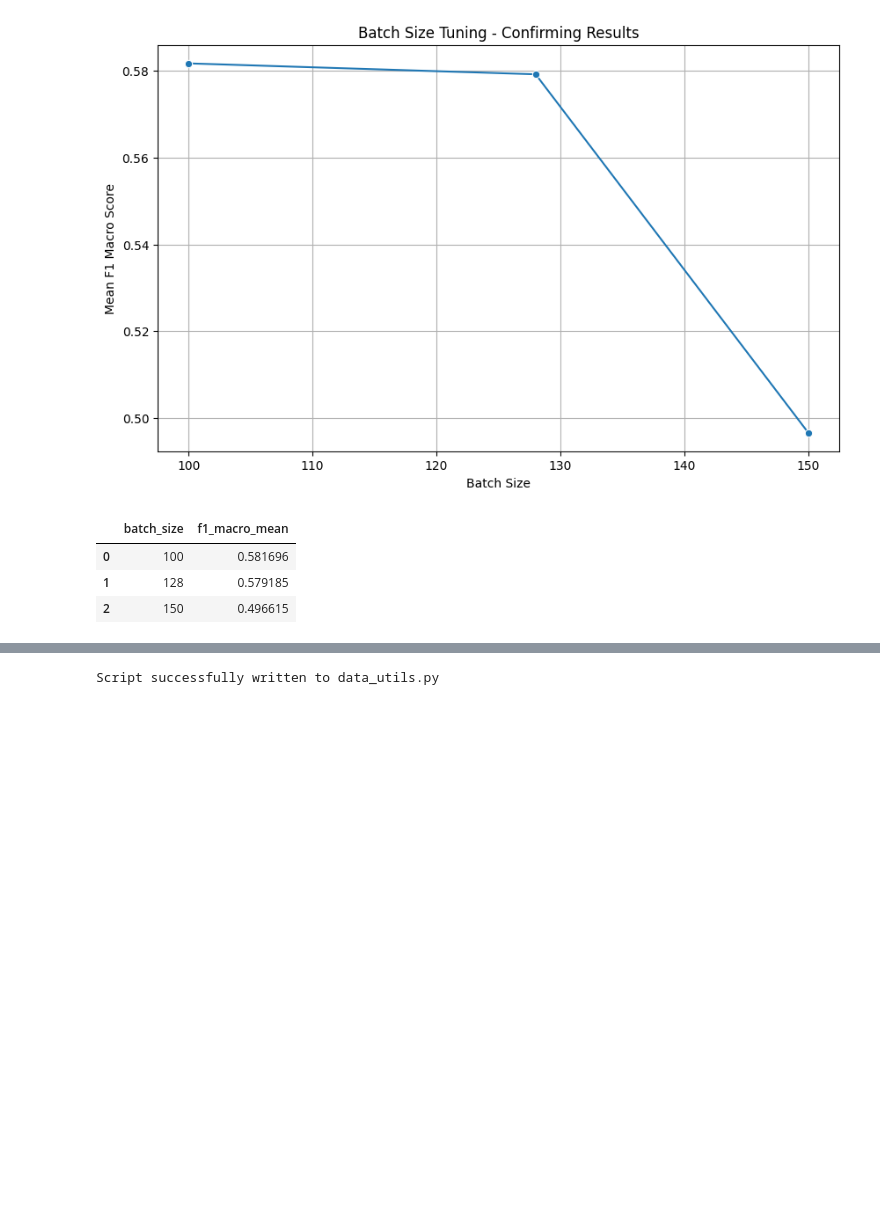
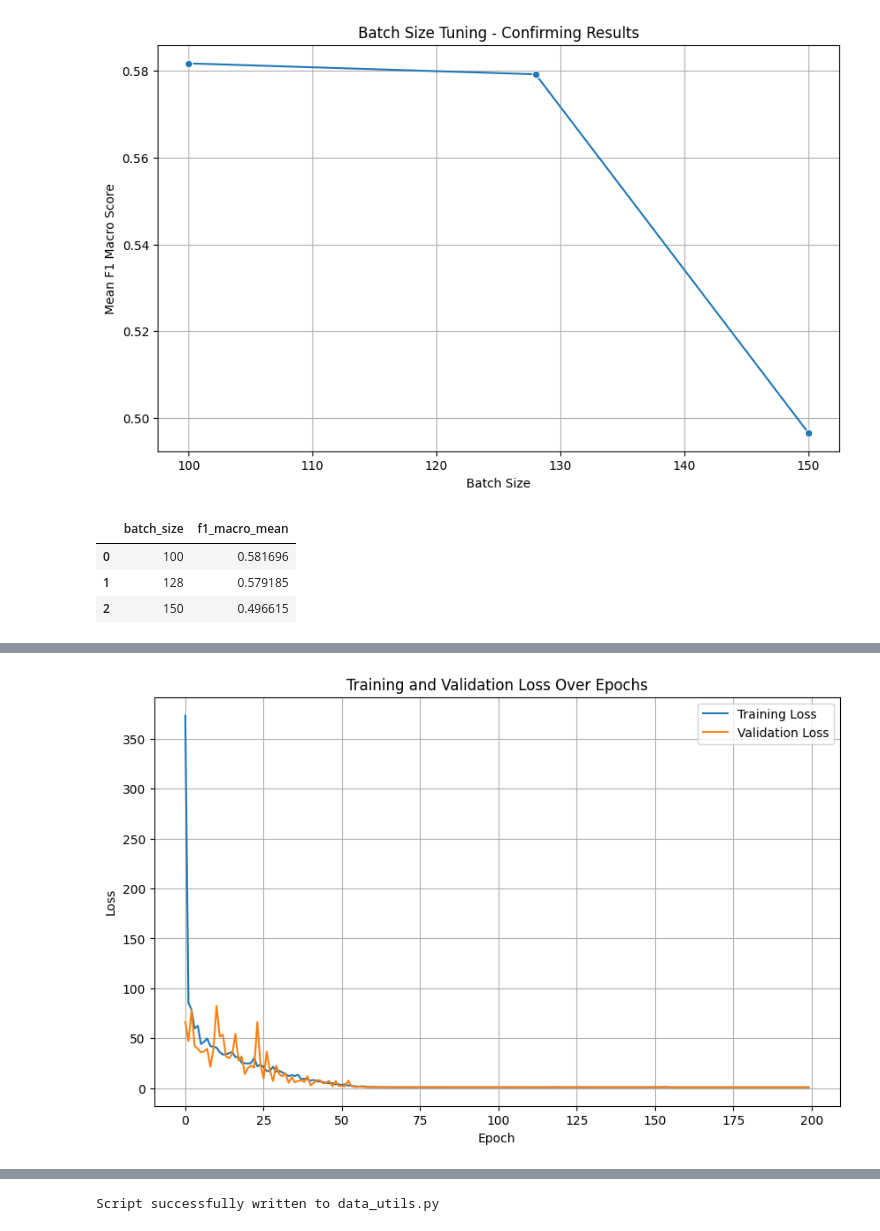
Before and after one commit to micah-shull/Machine_Learning_Pipelines, a Jupyter notebook: pipelines_07_pytorch_pipeline_11_hyperparameter_tuning.ipynb, the cells around one changed output, grey strips where cells are left out. Saved outputs shown, nothing was run; the diff lists cells and outputs as text; code cells hidden in the pictures; blank space fills up the shorter version.

```diff
--- a/pipelines_07_pytorch_pipeline_11_hyperparameter_tuning.ipynb
+++ b/pipelines_07_pytorch_pipeline_11_hyperparameter_tuning.ipynb
@@ -408,0 +476,97 @@ Based on these results, the batch size of 100 appears to provide the best model
+# %%
+from sklearn.base import BaseEstimator, ClassifierMixin
+
+class SklearnSimpleNN(BaseEstimator, ClassifierMixin):
+    def __init__(self, input_dim, learning_rate=0.001, epochs=50, batch_size=64,
+                 pos_weight=1.0, threshold=0.5):
+        self.input_dim = input_dim
+        self.learning_rate = learning_rate
+        self.epochs = epochs
+        self.batch_size = batch_size
+        self.pos_weight = pos_weight
+        self.threshold = threshold
+        self.model = SimpleNN(self.input_dim)
+        self.train_losses = []
+        self.val_losses = []
+
+    def fit(self, X, y, X_val=None, y_val=None):
+        if isinstance(X, pd.DataFrame):
+            X = X.values
+        if isinstance(y, pd.Series):
+            y = y.values
+        if X_val is not None and isinstance(X_val, pd.DataFrame):
+            X_val = X_val.values
+        if y_val is not None and isinstance(y_val, pd.Series):
+            y_val = y_val.values
+
+        criterion = torch.nn.BCEWithLogitsLoss(pos_weight=torch.tensor(self.pos_weight, dtype=torch.float32))
+        optimizer = torch.optim.Adam(self.model.parameters(), lr=self.learning_rate)
+        train_dataset = torch.utils.data.TensorDataset(torch.tensor(X, dtype=torch.float32), torch.tensor(y, dtype=torch.float32).unsqueeze(1))
+        train_loader = torch.utils.data.DataLoader(train_dataset, batch_size=self.batch_size, shuffle=True)
+
+        if X_val is not None and y_val is not None:
+            val_dataset = torch.utils.data.TensorDataset(torch.tensor(X_val, dtype=torch.float32), torch.tensor(y_val, dtype=torch.float32).unsqueeze(1))
+            val_loader = torch.utils.data.DataLoader(val_dataset, batch_size=self.batch_size, shuffle=False)
+        else:
+            val_loader = None
+
+        for epoch in range(self.epochs):
+            self.model.train()
+            train_loss = 0
+            for inputs, targets in train_loader:
+                optimizer.zero_grad()
+                outputs = self.model(inputs)
+                loss = criterion(outputs, targets.view(-1, 1))
+                loss.backward()
+                optimizer.step()
+                train_loss += loss.item()
+
+            self.train_losses.append(train_loss / len(train_loader))
+
+            if val_loader is not None:
+                self.model.eval()
+                val_loss = 0
+                with torch.no_grad():
+                    for inputs, targets in val_loader:
+                        outputs = self.model(inputs)
+                        loss = criterion(outputs, targets.view(-1, 1))
+                        val_loss += loss.item()
+
+                self.val_losses.append(val_loss / len(val_loader))
+
+        return self
+
+    def predict(self, X):
+        self.model.eval()
+        with torch.no_grad():
+            if isinstance(X, pd.DataFrame):
+                X = torch.tensor(X.values, dtype=torch.float32)
+            elif isinstance(X, np.ndarray):
+                X = torch.tensor(X, dtype=torch.float32)
+            outputs = self.model(X)
+            probabilities = torch.sigmoid(outputs)
+            predictions = (probabilities > self.threshold).float()
+        return predictions.numpy().squeeze()
+
+
+# Split the data into training and validation sets
+X_train, X_val, y_train, y_val = split_data(data, target=target)
+
+# Define the neural network estimator with a high number of epochs
+nn_estimator = SklearnSimpleNN(input_dim=X_train.shape[1], learning_rate=0.001, epochs=200, batch_size=64, pos_weight=best_class_weight, threshold=best_lower_threshold)
+
+# Train the model and store losses
+nn_estimator.fit(X_train, y_train, X_val, y_val)
+
+# Plot the training and validation losses
+plt.figure(figsize=(10, 6))
+plt.plot(nn_estimator.train_losses, label='Training Loss')
+plt.plot(nn_estimator.val_losses, label='Validation Loss')
+plt.xlabel('Epoch')
+plt.ylabel('Loss')
+plt.title('Training and Validation Loss Over Epochs')
+plt.legend()
+plt.grid(True)
+plt.show()
+# %% [output]
+[figure, added]
```
Also changed, not shown: parts of 19 cells of this notebook.
